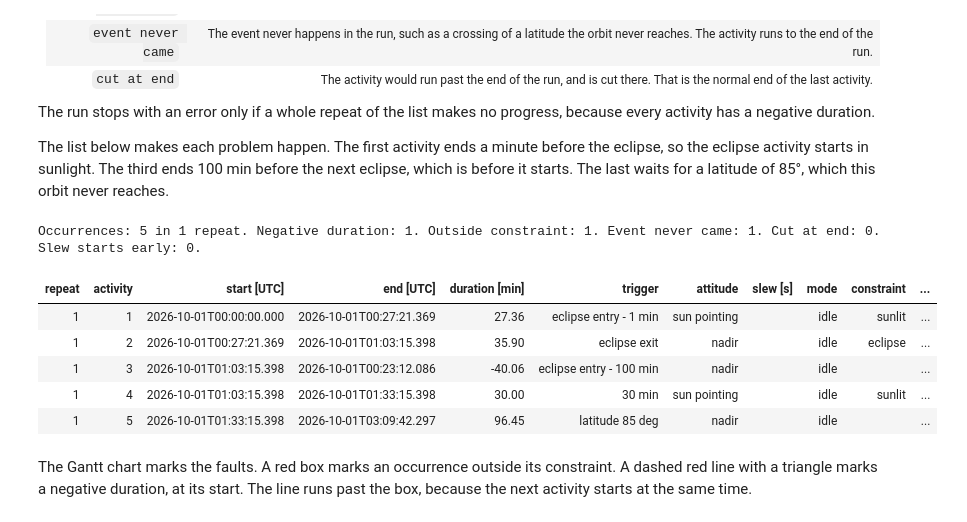
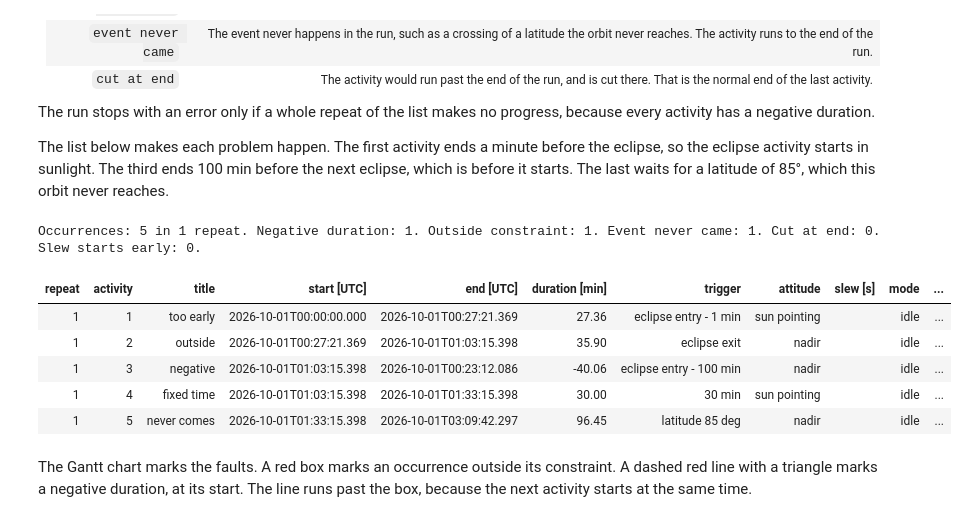
Before and after one commit to egemenimre/quicksat, a Jupyter notebook: docs/scenario/scenario_ref.ipynb, the cells around one changed output. Cells and saved outputs as stored; diff of their text form; code cells hidden in the pictures.

```diff
--- a/docs/scenario/scenario_ref.ipynb
+++ b/docs/scenario/scenario_ref.ipynb
@@ -838,23 +917,23 @@ The list below makes each problem happen. The first activity ends a minute befor
 # %%
 problems = run_variant(
     [
-        ["eclipse entry - 1 min", "sun pointing", "idle", "sunlit"],
-        ["eclipse exit", "nadir", "idle", "eclipse"],
-        ["eclipse entry - 100 min", "nadir", "idle"],
-        ["30 min", "sun pointing", "idle", "sunlit"],
-        ["latitude 85 deg", "nadir", "idle"],
+        ["too early", "eclipse entry - 1 min", "sun pointing", "idle", "sunlit"],
+        ["outside", "eclipse exit", "nadir", "idle", "eclipse"],
+        ["negative", "eclipse entry - 100 min", "nadir", "idle"],
+        ["fixed time", "30 min", "sun pointing", "idle", "sunlit"],
+        ["never comes", "latitude 85 deg", "nadir", "idle"],
     ],
     duration="2 orbits",
 )
 show_table(problems)
 # %% [output]
 Occurrences: 5 in 1 repeat. Negative duration: 1. Outside constraint: 1. Event never came: 1. Cut at end: 0. Slew starts early: 0.
-| repeat | activity | start [UTC] | end [UTC] | duration [min] | trigger | attitude | slew [s] | mode | constraint | ... |
-| 1 | 1 | 2026-10-01T00:00:00.000 | 2026-10-01T00:27:21.369 | 27.36 | eclipse entry - 1 min | sun pointing |  | idle | sunlit | ... |
-| 1 | 2 | 2026-10-01T00:27:21.369 | 2026-10-01T01:03:15.398 | 35.90 | eclipse exit | nadir |  | idle | eclipse | ... |
-| 1 | 3 | 2026-10-01T01:03:15.398 | 2026-10-01T00:23:12.086 | -40.06 | eclipse entry - 100 min | nadir |  | idle |  | ... |
-| 1 | 4 | 2026-10-01T01:03:15.398 | 2026-10-01T01:33:15.398 | 30.00 | 30 min | sun pointing |  | idle | sunlit | ... |
-| 1 | 5 | 2026-10-01T01:33:15.398 | 2026-10-01T03:09:42.297 | 96.45 | latitude 85 deg | nadir |  | idle |  | ... |
+| repeat | activity | title | start [UTC] | end [UTC] | duration [min] | trigger | attitude | slew [s] | mode | ... |
+| 1 | 1 | too early | 2026-10-01T00:00:00.000 | 2026-10-01T00:27:21.369 | 27.36 | eclipse entry - 1 min | sun pointing |  | idle | ... |
+| 1 | 2 | outside | 2026-10-01T00:27:21.369 | 2026-10-01T01:03:15.398 | 35.90 | eclipse exit | nadir |  | idle | ... |
+| 1 | 3 | negative | 2026-10-01T01:03:15.398 | 2026-10-01T00:23:12.086 | -40.06 | eclipse entry - 100 min | nadir |  | idle | ... |
+| 1 | 4 | fixed time | 2026-10-01T01:03:15.398 | 2026-10-01T01:33:15.398 | 30.00 | 30 min | sun pointing |  | idle | ... |
+| 1 | 5 | never comes | 2026-10-01T01:33:15.398 | 2026-10-01T03:09:42.297 | 96.45 | latitude 85 deg | nadir |  | idle | ... |
 # %% [markdown]
 The Gantt chart marks the faults. A red box marks an occurrence outside its constraint. A dashed red line with a triangle marks a negative duration, at its start. The line runs past the box, because the next activity starts at the same time.
 # %%
```
Also changed, not shown: parts of 22 cells of this notebook, 37 other files.
